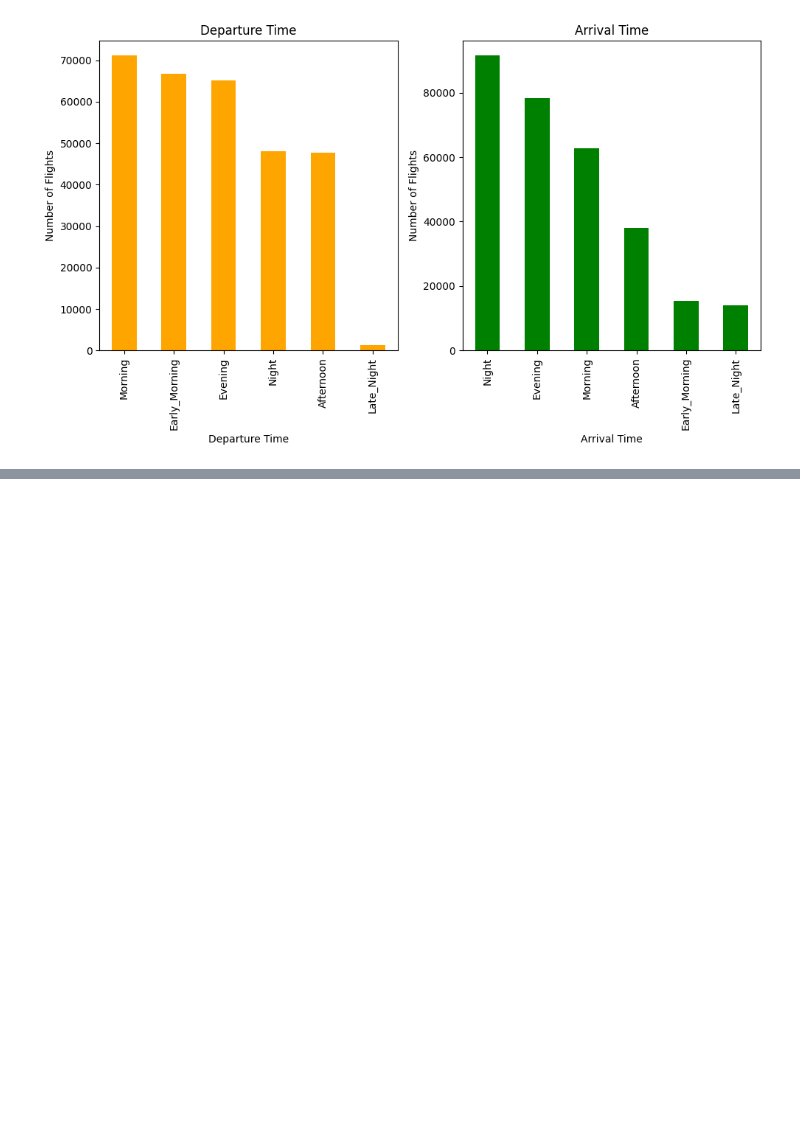
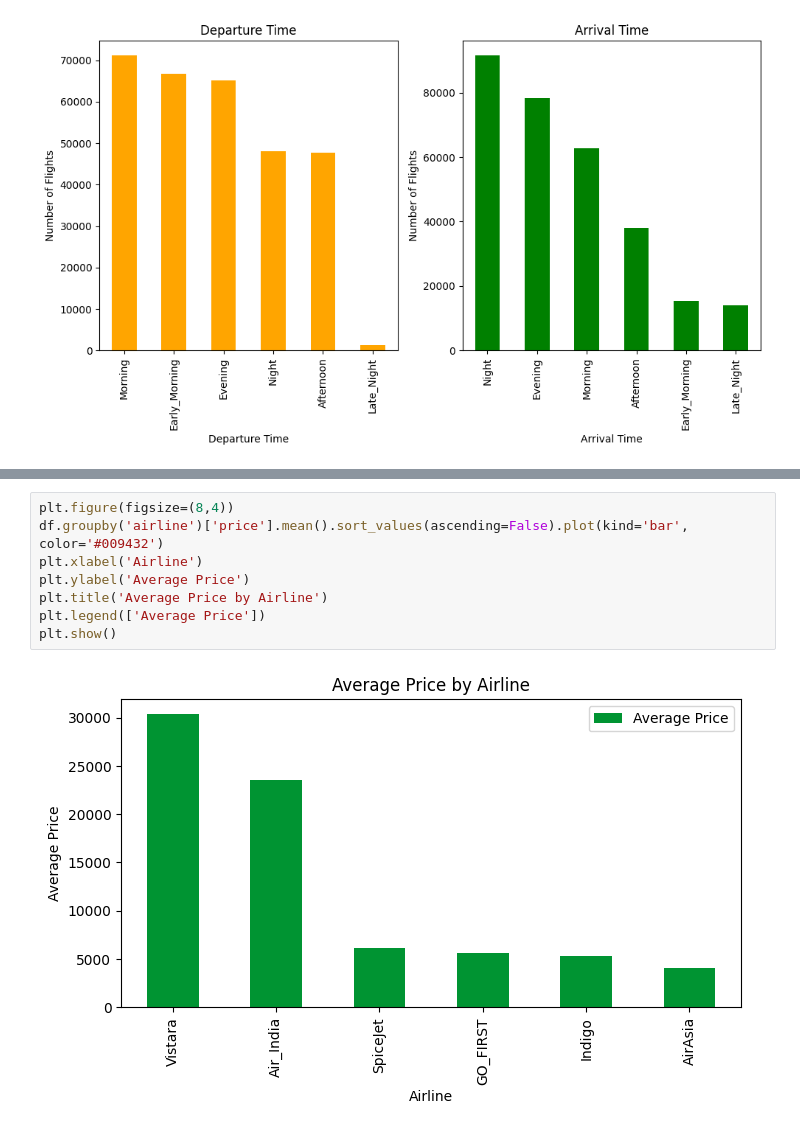
Before and after one commit to mwjallen/JamesBondGadgets, a Jupyter notebook: flt_data.ipynb, the cells around one changed output, grey strips where cells are left out. Drawn from its saved outputs; the diff is of its cells as text; blank space fills up the shorter version.

```diff
--- a/flt_data.ipynb
+++ b/flt_data.ipynb
@@ -229,0 +303,10 @@ plt.show()
+# %%
+plt.figure(figsize=(8,4))
+df.groupby('airline')['price'].mean().sort_values(ascending=False).plot(kind='bar', color='#009432')
+plt.xlabel('Airline')
+plt.ylabel('Average Price')
+plt.title('Average Price by Airline')
+plt.legend(['Average Price'])
+plt.show()
+# %% [output]
+[figure, added]
```
Also changed, not shown: parts of 15 cells of this notebook.
